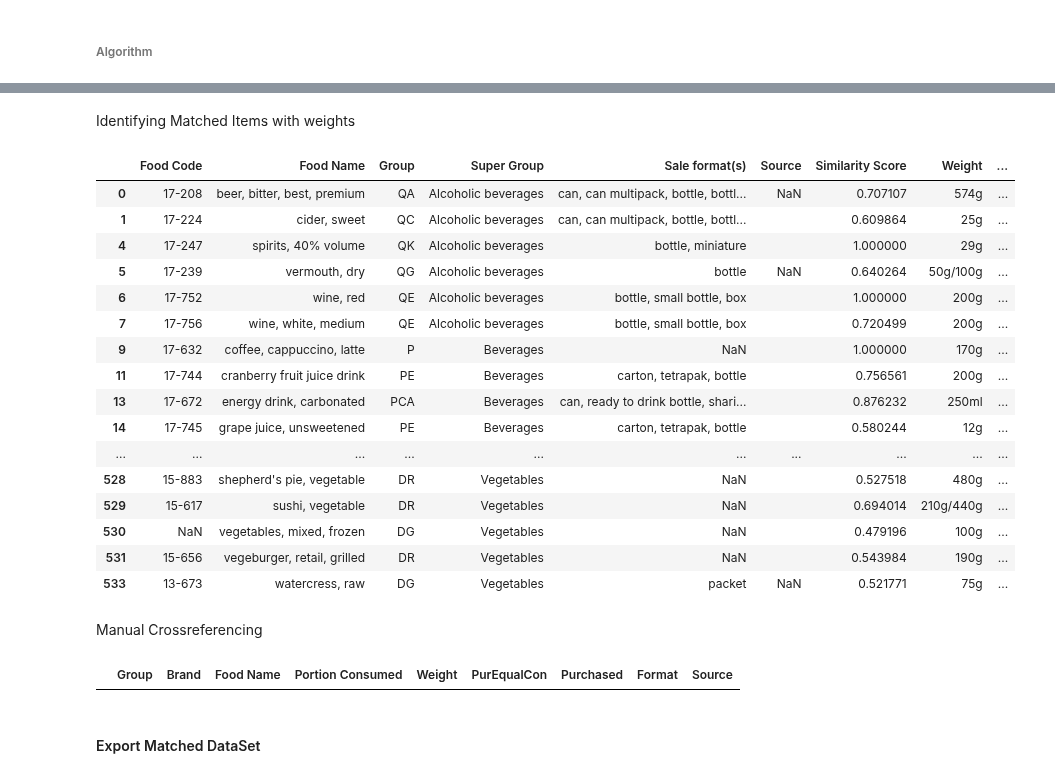
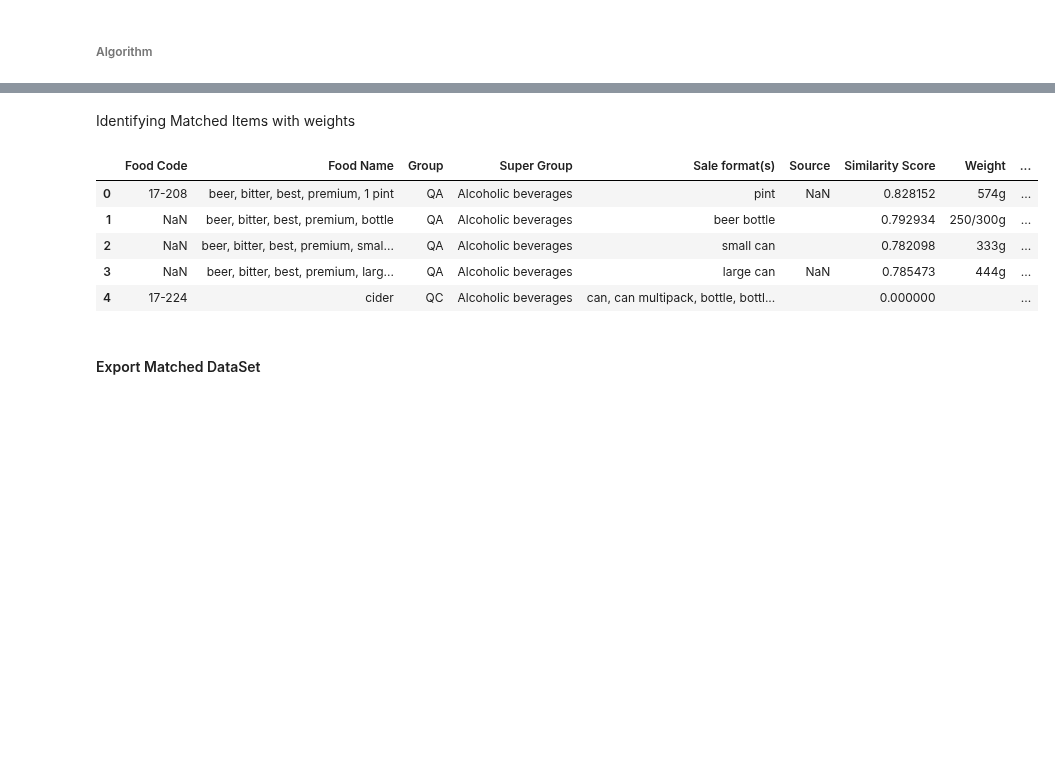
Before and after one commit to elliotkarikari/Product_Weight_Project, a Jupyter notebook: Jupter_notebooks/Data_Product/7. Final - Matching Algorithm.ipynb, the cells around one changed output, grey strips where cells are left out. Drawn from its saved outputs; the diff is of its cells as text; code cells hidden in the pictures; blank space fills up the shorter version.

```diff
--- a/Jupter_notebooks/Data_Product/7. Final - Matching Algorithm.ipynb
+++ b/Jupter_notebooks/Data_Product/7. Final - Matching Algorithm.ipynb
@@ -37,3 +56,5 @@ redFood['Source'] = ' '
+# %%
+redFood['Food Name'] = redFood['Food Name'].str.replace(r'\braw\b', '', case=False).str.strip()
 # %% [markdown]
                                                          FPS Data
 # %%
@@ -68,0 +83,3 @@ CleanRetail#[CleanRetail['Food Name'].str.contains('bread')]#.head()
+# %%
+# Merge columns using .str.cat() and create a new column 'Merged_Column'
+CleanRetail['Merged Name'] = CleanRetail['Food Name'].astype(str).str.cat(CleanRetail['Portion Consumed'].astype(str), sep=',')
@@ -68,0 +92,2 @@ CleanRetail#[CleanRetail['Food Name'].str.contains('bread')]#.head()
+# %%
+CleanRetail['Merged Name'] = CleanRetail['Merged Name'].str.lower()
@@ -90,21 +121,21 @@ def get_most_similar_indices(tfidf_red_food, tfidf_clean_retail):
 def hybrid_fuzzy_matching(CleanRetail, redFood):
     # Set thresholds for matching
     partial_token_set_ratio_threshold = 98
-    cosine_similarity_threshold = 0.70
-    min_similarity_threshold = 0.47
+    cosine_similarity_threshold = 0.75
+    min_similarity_threshold = 0.53
 
-    # Preprocess text data in both DataFrames for the "Food Name" field.
-    CleanRetail['Food Name'] = preprocess_text(CleanRetail, 'Food Name')
+    # Preprocess text data in both DataFrames for the "Merged Name" field.
+    CleanRetail['Merged Name'] = preprocess_text(CleanRetail, 'Merged Name')
     redFood['Food Name'] = preprocess_text(redFood, 'Food Name')
 
     # Step 1: Partial Token Set Ratio (Fuzzy Matching)
-    CleanRetail['Partial Token Set Ratio'] = CleanRetail['Food Name'].apply(lambda x: fuzzy_matching_score(x, redFood['Food Name']))
+    CleanRetail['Partial Token Set Ratio'] = CleanRetail['Merged Name'].apply(lambda x: fuzzy_matching_score(x, redFood['Food Name']))
     potential_matches = CleanRetail[CleanRetail['Partial Token Set Ratio'] >= partial_token_set_ratio_threshold]
 
     # Step 2: TF-IDF and Cosine Similarity (Text Matching) - Use combined matches as input
     vectorizer = TfidfVectorizer()
-    vectorizer.fit(potential_matches['Food Name'])
-    tfidf_clean_retail = vectorizer.transform(potential_matches['Food Name'])
+    vectorizer.fit(potential_matches['Merged Name'])
+    tfidf_clean_retail = vectorizer.transform(potential_matches['Merged Name'])
     tfidf_red_food = vectorizer.transform(redFood['Food Name'])
 
     # Find the most similar match for each redFood product
@@ -136,36 +167,19 @@ Wall time: 6 s
 # %%
 #pd.set_option('display.max_rows', None)
 #redFood_matched.head()
-# %% [markdown]
-Identifying Matched Items with weights
+# %% [markdown]
+Identifying Matched Items with weights
 # %%
-d = redFood_matched.loc[redFood_matched['Weight'] != '']
-d#['Food Name'].value_counts().sum()
+pd.set_option('display.max_rows', None)
+#d = redFood_matched.loc[redFood_matched['Weight'] != '']
+redFood_matched.head()#['Food Name'].value_counts().sum()
 # %% [output]
 |  | Food Code | Food Name | Group | Super Group | Sale format(s) | Source | Similarity Score | Weight | ... |
-| 0 | 17-208 | beer, bitter, best, premium | QA | Alcoholic beverages | can, can multipack, bottle, bottl... | NaN | 0.707107 | 574g | ... |
-| 1 | 17-224 | cider, sweet | QC | Alcoholic beverages | can, can multipack, bottle, bottl... |  | 0.609864 | 25g | ... |
-| 4 | 17-247 | spirits, 40% volume | QK | Alcoholic beverages | bottle, miniature |  | 1.000000 | 29g | ... |
-| 5 | 17-239 | vermouth, dry | QG | Alcoholic beverages | bottle | NaN | 0.640264 | 50g/100g | ... |
-| 6 | 17-752 | wine, red | QE | Alcoholic beverages | bottle, small bottle, box |  | 1.000000 | 200g | ... |
-| 7 | 17-756 | wine, white, medium | QE | Alcoholic beverages | bottle, small bottle, box |  | 0.720499 | 200g | ... |
-| 9 | 17-632 | coffee, cappuccino, latte | P | Beverages | NaN |  | 1.000000 | 170g | ... |
-| 11 | 17-744 | cranberry fruit juice drink | PE | Beverages | carton, tetrapak, bottle |  | 0.756561 | 200g | ... |
-| 13 | 17-672 | energy drink, carbonated | PCA | Beverages | can, ready to drink bottle, shari... |  | 0.876232 | 250ml | ... |
-| 14 | 17-745 | grape juice, unsweetened | PE | Beverages | carton, tetrapak, bottle |  | 0.580244 | 12g | ... |
-| ... | ... | ... | ... | ... | ... | ... | ... | ... | ... |
-| 528 | 15-883 | shepherd's pie, vegetable | DR | Vegetables | NaN |  | 0.527518 | 480g | ... |
-| 529 | 15-617 | sushi, vegetable | DR | Vegetables | NaN |  | 0.694014 | 210g/440g | ... |
-| 530 | NaN | vegetables, mixed, frozen | DG | Vegetables | NaN |  | 0.479196 | 100g | ... |
-| 531 | 15-656 | vegeburger, retail, grilled | DR | Vegetables | NaN |  | 0.543984 | 190g | ... |
-| 533 | 13-673 | watercress, raw | DG | Vegetables | packet | NaN | 0.521771 | 75g | ... |
+| 0 | 17-208 | beer, bitter, best, premium, 1 pint | QA | Alcoholic beverages | pint | NaN | 0.828152 | 574g | ... |
+| 1 | NaN | beer, bitter, best, premium, bottle | QA | Alcoholic beverages | beer bottle |  | 0.792934 | 250/300g | ... |
+| 2 | NaN | beer, bitter, best, premium, smal... | QA | Alcoholic beverages | small can |  | 0.782098 | 333g | ... |
+| 3 | NaN | beer, bitter, best, premium, larg... | QA | Alcoholic beverages | large can | NaN | 0.785473 | 444g | ... |
+| 4 | 17-224 | cider | QC | Alcoholic beverages | can, can multipack, bottle, bottl... |  | 0.000000 |  | ... |
-# %% [markdown]
-Manual Crossreferencing
-# %%
-pd.set_option('display.max_columns', None)
-CleanRetail[CleanRetail['Food Name'].str.contains('green')]
-# %% [output]
-|  | Group | Brand | Food Name | Portion Consumed | Weight | PurEqualCon | Purchased | Format | Source |
 # %% [markdown]
 #### Export Matched DataSet
 # %%
```
Also changed, not shown: parts of 14 cells of this notebook, 26 other files.
